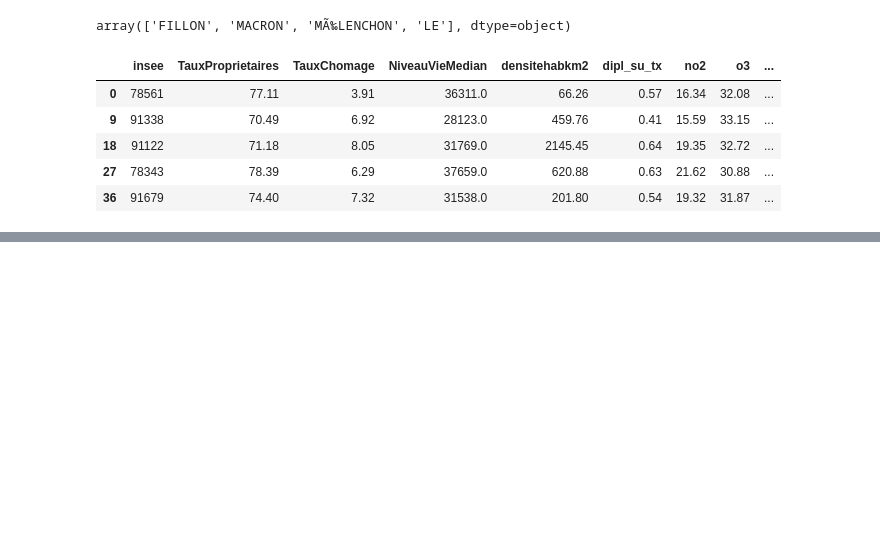
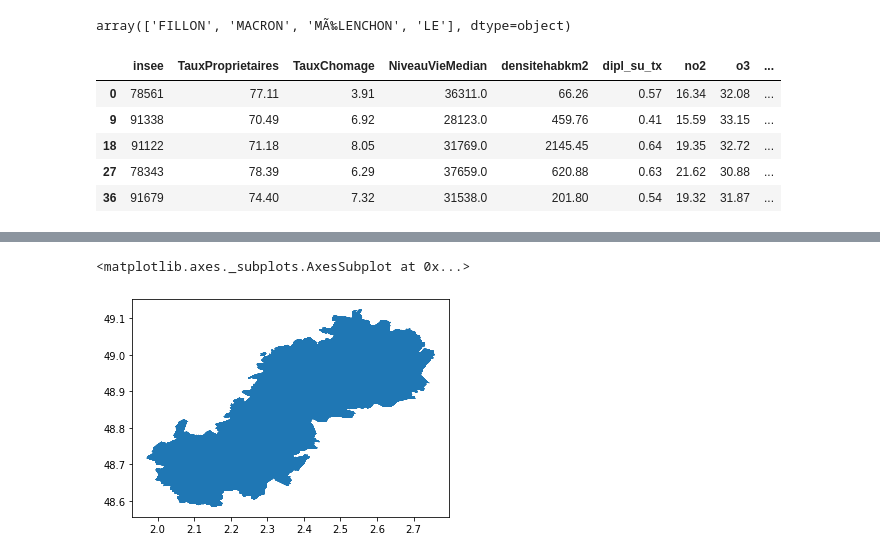
Before and after one commit to cerezamo/dataviz, a Jupyter notebook: Untitled1.ipynb, the cells around one changed output, grey strips where cells are left out. Drawn from its saved outputs; the diff is of its cells as text; code cells hidden in the pictures; blank space fills up the shorter version.

```diff
--- a/Untitled1.ipynb
+++ b/Untitled1.ipynb
@@ -50,0 +145,7 @@ df.to_csv('variables_candidat_couleur.csv')
+# %%
+carte=gpd.read_file(r'C:\Users\morga\Documents\GitHub\MLPython\dataviz\Graphique_bokeh\pop_sansnoms.geojson')
+# %%
+carte.plot()
+# %% [output]
+<matplotlib.axes._subplots.AxesSubplot at 0x...>
+[figure, added]
```
Also changed, not shown: parts of 25 cells of this notebook, 27 other files.
